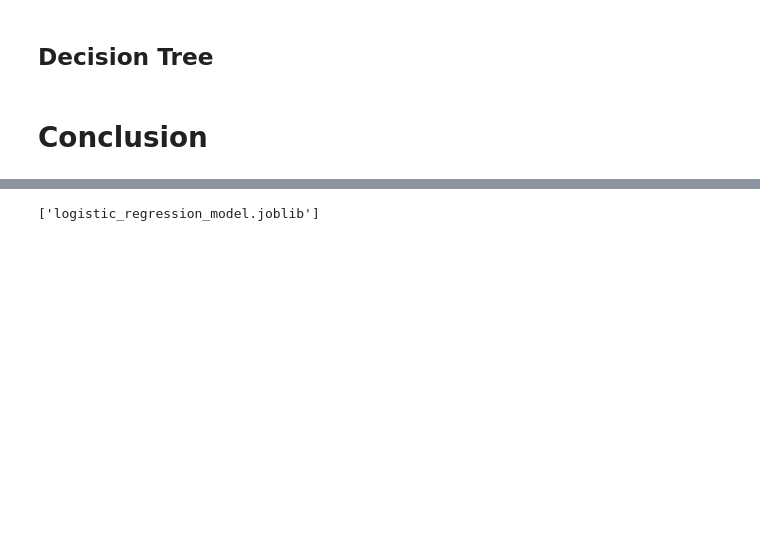
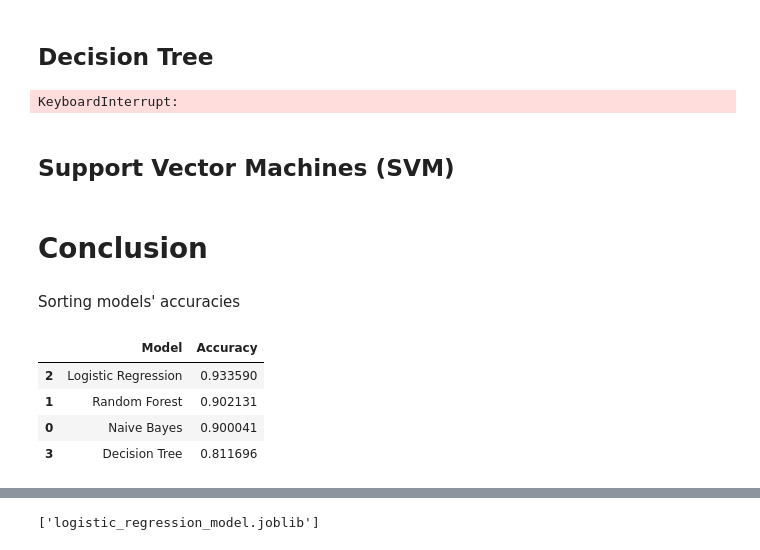
Before and after one commit to yii-meow/mental-health-issue-detector, a Jupyter notebook: mental_health_issue_detector.ipynb, the cells around one changed output, grey strips where cells are left out. Cells and saved outputs as stored; diff of their text form; code cells hidden in the pictures; blank space fills up the shorter version.

```diff
--- a/mental_health_issue_detector.ipynb
+++ b/mental_health_issue_detector.ipynb
@@ -433,40 +387,6 @@ print(classification_report(y_test,svm_prediction))
-# %%
-# Reduced Data Size
-
-# Split the data into training and testing sets
-X_train_full, X_test, y_train_full, y_test = train_test_split(X, y, test_size=0.20, random_state=3)
-
-# Reduce the size of the training data to 10%
-sample_size = int(0.10 * len(X_train_full))
-X_train_sample = X_train_full.sample(n=sample_size, random_state=3)
-y_train_sample = y_train_full.loc[X_train_sample.index]
-
-# Initialize SVM classifier
-svm_classifier = SVC(kernel='linear')
-
-# Train the SVM classifier on the sampled data
-svm_classifier.fit(X_train_sample, y_train_sample)
-
-# Predictions
-svm_prediction = svm_classifier.predict(X_test)
-svm_confusion_matrix = confusion_matrix(y_test, svm_prediction)
-svm_accuracy = accuracy_score(y_test, svm_prediction)
-
-# Score for Training
-print("Training Score = ", svm_classifier.score(X_train_sample, y_train_sample))
-
-# Score for Testing
-print("Testing Score = ", svm_accuracy)
-
-# Confusion Matrix
-print("\nConfusion Matrix : ", svm_confusion_matrix)
-
-print(classification_report(y_test, svm_prediction))
 # %% [markdown]
 ## Decision Tree
 # %%
-%time
-
 decision_tree_classifier = DecisionTreeClassifier(criterion='gini',splitter='random',min_samples_leaf=200,max_depth=9,random_state=2)
 decision_tree_classifier.fit(X_train,y_train)
 
@@ -474,6 +394,7 @@ dt_prediction = decision_tree_classifier.predict(X_test)
 dt_confusion_matrix = confusion_matrix(y_test,dt_prediction)
 dt_accuracy = accuracy_score(y_test,dt_prediction)
 
+print("Decision Tree\n=====================\n")
 # Score for Training
 print("Training Score = ",decision_tree_classifier.score(X_train,y_train))
 
@@ -484,3 +405,7 @@ print("Testing Score = ",decision_tree_classifier.score(X_test,y_test))
 print("\nConfusion Matrix : ", dt_confusion_matrix)
 
 print(classification_report(y_test,dt_prediction))
+# %% [output]
+KeyboardInterrupt:
+# %% [markdown]
+## Support Vector Machines (SVM)
@@ -487,10 +431,18 @@ print(classification_report(y_test,dt_prediction))
 # %% [markdown]
 # Conclusion
+# %% [markdown]
+Sorting models' accuracies
 # %%
 model_ev = pd.DataFrame({
-    'Model':['Naive Bayes','Random Forest','Decision Tree','Logistic Regression'],
-    'Accuracy':[nb_accuracy,nb_accuracy,lr_accuracy]
+    'Model':['Naive Bayes','Random Forest','Logistic Regression','Decision Tree'],
+    'Accuracy':[nb_accuracy,rf_accuracy,lr_accuracy,dt_accuracy]
 })
 
-model_ev
+model_ev.sort_values(by='Accuracy',ascending=False)
+# %% [output]
+|  | Model | Accuracy |
+| 2 | Logistic Regression | 0.933590 |
+| 1 | Random Forest | 0.902131 |
+| 0 | Naive Bayes | 0.900041 |
+| 3 | Decision Tree | 0.811696 |
 # %% [markdown]
```
Also changed, not shown: parts of 30 cells of this notebook, 1 other file.
